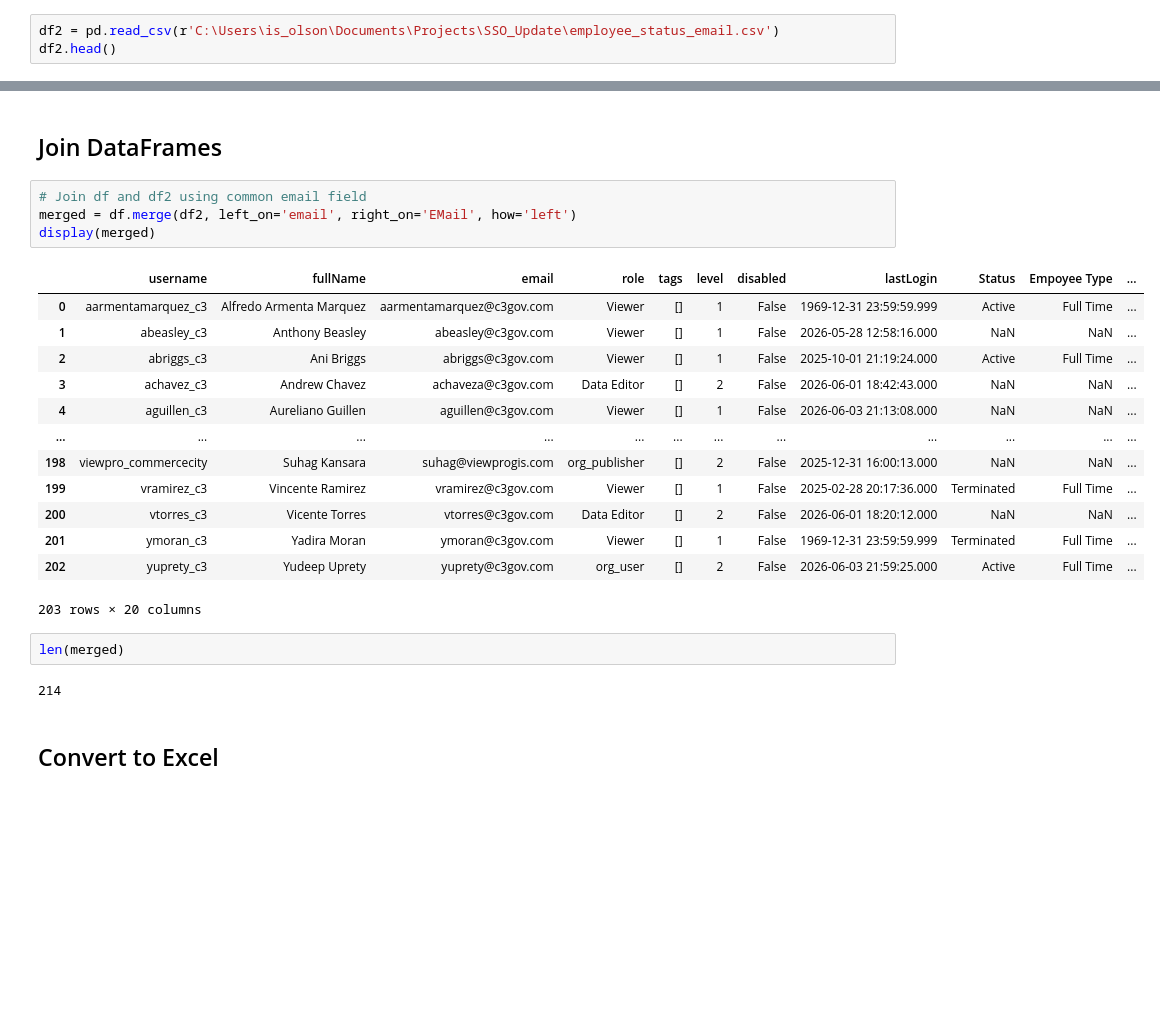
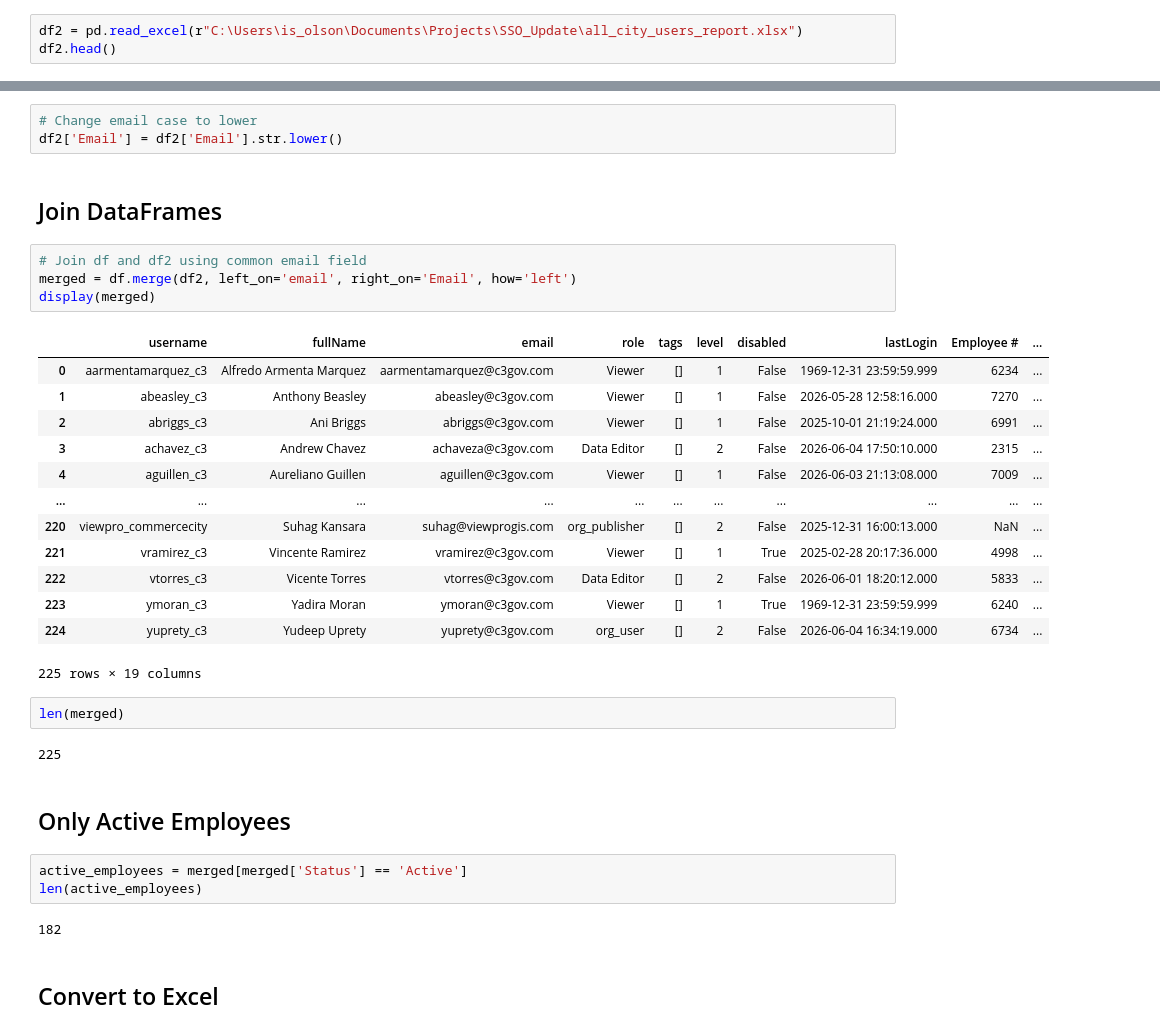
Before and after one commit to andersolson/Python-ArcGIS, a Jupyter notebook: arc-python-api/content-management/report-all-users.ipynb, the cells around one changed output, grey strips where cells are left out. Saved outputs shown, nothing was run; the diff lists cells and outputs as text; blank space fills up the shorter version.

Commit message:
newly formated join report
newly formated join report

```diff
--- a/arc-python-api/content-management/report-all-users.ipynb
+++ b/arc-python-api/content-management/report-all-users.ipynb
@@ -67,6 +67,6 @@ df.to_excel(r'C:\Users\is_olson\Documents\Projects\SSO_Update\agol_user_report.x
 # %% [markdown]
 ## Convert City Employee Status Report
 # %%
-df2 = pd.read_csv(r'C:\Users\is_olson\Documents\Projects\SSO_Update\employee_status_email.csv')
+df2 = pd.read_excel(r"C:\Users\is_olson\Documents\Projects\SSO_Update\all_city_users_report.xlsx")
 df2.head()
 # %% [output]
@@ -79,27 +79,37 @@ df2.head()
+# %%
+# Change email case to lower
+df2['Email'] = df2['Email'].str.lower()
 # %% [markdown]
 ## Join DataFrames
 # %%
 # Join df and df2 using common email field
-merged = df.merge(df2, left_on='email', right_on='EMail', how='left')
+merged = df.merge(df2, left_on='email', right_on='Email', how='left')
 display(merged)
 # %% [output]
-|  | username | fullName | email | role | tags | level | disabled | lastLogin | Status | Empoyee Type | ... |
-| 0 | aarmentamarquez_c3 | Alfredo Armenta Marquez | aarmentamarquez@c3gov.com | Viewer | [] | 1 | False | 1969-12-31 23:59:59.999 | Active | Full Time | ... |
-| 1 | abeasley_c3 | Anthony Beasley | abeasley@c3gov.com | Viewer | [] | 1 | False | 2026-05-28 12:58:16.000 | NaN | NaN | ... |
-| 2 | abriggs_c3 | Ani Briggs | abriggs@c3gov.com | Viewer | [] | 1 | False | 2025-10-01 21:19:24.000 | Active | Full Time | ... |
-| 3 | achavez_c3 | Andrew Chavez | achaveza@c3gov.com | Data Editor | [] | 2 | False | 2026-06-01 18:42:43.000 | NaN | NaN | ... |
-| 4 | aguillen_c3 | Aureliano Guillen | aguillen@c3gov.com | Viewer | [] | 1 | False | 2026-06-03 21:13:08.000 | NaN | NaN | ... |
-| ... | ... | ... | ... | ... | ... | ... | ... | ... | ... | ... | ... |
-| 198 | viewpro_commercecity | Suhag Kansara | suhag@viewprogis.com | org_publisher | [] | 2 | False | 2025-12-31 16:00:13.000 | NaN | NaN | ... |
-| 199 | vramirez_c3 | Vincente Ramirez | vramirez@c3gov.com | Viewer | [] | 1 | False | 2025-02-28 20:17:36.000 | Terminated | Full Time | ... |
-| 200 | vtorres_c3 | Vicente Torres | vtorres@c3gov.com | Data Editor | [] | 2 | False | 2026-06-01 18:20:12.000 | NaN | NaN | ... |
-| 201 | ymoran_c3 | Yadira Moran | ymoran@c3gov.com | Viewer | [] | 1 | False | 1969-12-31 23:59:59.999 | Terminated | Full Time | ... |
-| 202 | yuprety_c3 | Yudeep Uprety | yuprety@c3gov.com | org_user | [] | 2 | False | 2026-06-03 21:59:25.000 | Active | Full Time | ... |
+|  | username | fullName | email | role | tags | level | disabled | lastLogin | Employee # | ... |
+| 0 | aarmentamarquez_c3 | Alfredo Armenta Marquez | aarmentamarquez@c3gov.com | Viewer | [] | 1 | False | 1969-12-31 23:59:59.999 | 6234 | ... |
+| 1 | abeasley_c3 | Anthony Beasley | abeasley@c3gov.com | Viewer | [] | 1 | False | 2026-05-28 12:58:16.000 | 7270 | ... |
+| 2 | abriggs_c3 | Ani Briggs | abriggs@c3gov.com | Viewer | [] | 1 | False | 2025-10-01 21:19:24.000 | 6991 | ... |
+| 3 | achavez_c3 | Andrew Chavez | achaveza@c3gov.com | Data Editor | [] | 2 | False | 2026-06-04 17:50:10.000 | 2315 | ... |
+| 4 | aguillen_c3 | Aureliano Guillen | aguillen@c3gov.com | Viewer | [] | 1 | False | 2026-06-03 21:13:08.000 | 7009 | ... |
+| ... | ... | ... | ... | ... | ... | ... | ... | ... | ... | ... |
+| 220 | viewpro_commercecity | Suhag Kansara | suhag@viewprogis.com | org_publisher | [] | 2 | False | 2025-12-31 16:00:13.000 | NaN | ... |
+| 221 | vramirez_c3 | Vincente Ramirez | vramirez@c3gov.com | Viewer | [] | 1 | True | 2025-02-28 20:17:36.000 | 4998 | ... |
+| 222 | vtorres_c3 | Vicente Torres | vtorres@c3gov.com | Data Editor | [] | 2 | False | 2026-06-01 18:20:12.000 | 5833 | ... |
+| 223 | ymoran_c3 | Yadira Moran | ymoran@c3gov.com | Viewer | [] | 1 | True | 1969-12-31 23:59:59.999 | 6240 | ... |
+| 224 | yuprety_c3 | Yudeep Uprety | yuprety@c3gov.com | org_user | [] | 2 | False | 2026-06-04 16:34:19.000 | 6734 | ... |
-203 rows × 20 columns
+225 rows × 19 columns
 # %%
 len(merged)
 # %% [output]
-214
+225
+# %% [markdown]
+## Only Active Employees
+# %%
+active_employees = merged[merged['Status'] == 'Active']
+len(active_employees)
+# %% [output]
+182
 # %% [markdown]
 ## Convert to Excel
 # %%
```
Also changed, not shown: parts of 4 cells of this notebook.
